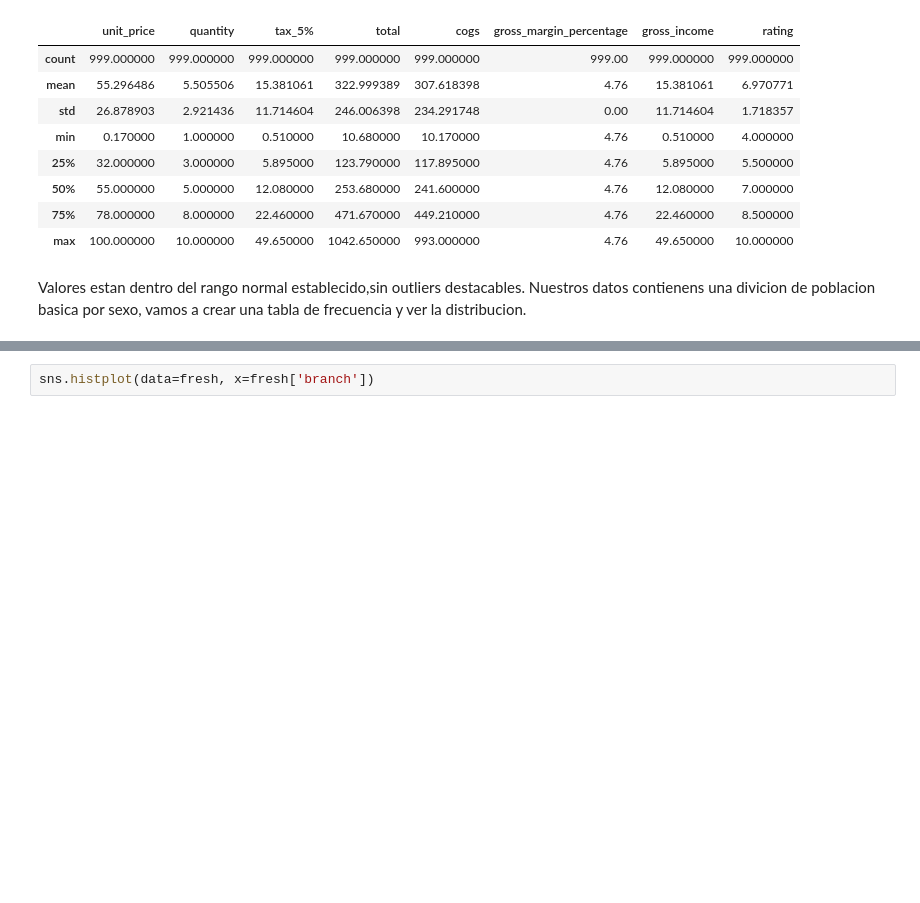
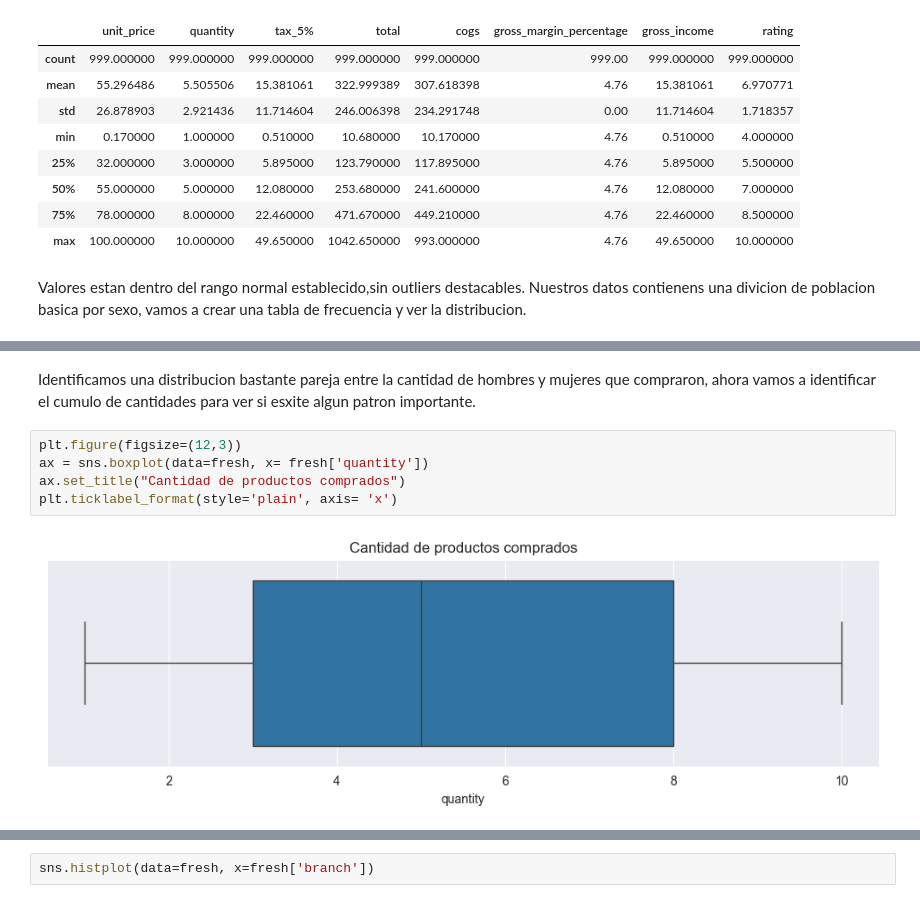
Before and after one commit to 4J-Consulting/FreshMarket-project, a Jupyter notebook: Exploracion/fresh_market_EDA.ipynb, the cells around one changed output, grey strips where cells are left out. Cells and saved outputs as stored; diff of their text form; blank space fills up the shorter version.

```diff
--- a/Exploracion/fresh_market_EDA.ipynb
+++ b/Exploracion/fresh_market_EDA.ipynb
@@ -60,0 +63,9 @@ fresh
+# %% [markdown]
+Identificamos una distribucion bastante pareja entre la cantidad de hombres y mujeres que compraron, ahora vamos a identificar el cumulo de cantidades para ver si esxite algun patron importante.
+# %%
+plt.figure(figsize=(12,3))
+ax = sns.boxplot(data=fresh, x= fresh['quantity'])
+ax.set_title("Cantidad de productos comprados")
+plt.ticklabel_format(style='plain', axis= 'x')
+# %% [output]
+[figure, added]
```
Also changed, not shown: parts of 8 cells of this notebook.
